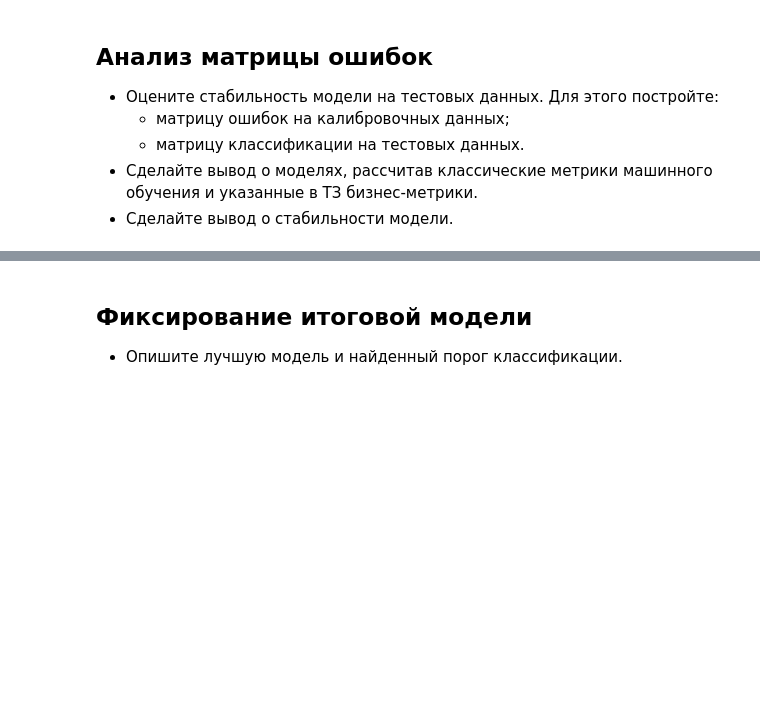
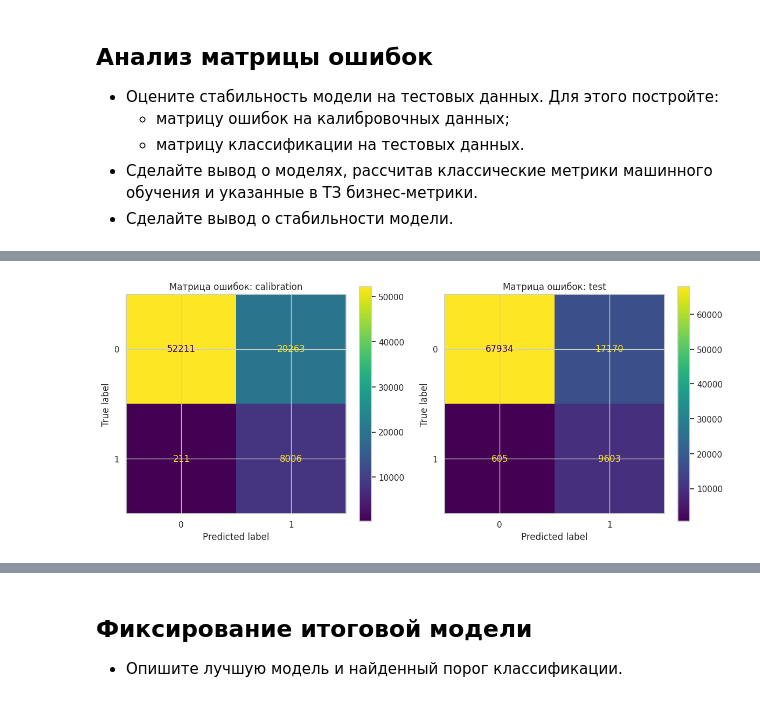
Before and after one commit to 2Myaka2/DataScience_projects, a Jupyter notebook: pr3_RF.ipynb, the cells around one changed output, grey strips where cells are left out. Cells and saved outputs as stored; diff of their text form; code cells hidden in the pictures; blank space fills up the shorter version.

```diff
--- a/pr3_RF.ipynb
+++ b/pr3_RF.ipynb
@@ -1077,0 +2832,2 @@ plt.show()
+# %%
+best_calibrated_model = calibrated_rf
@@ -1086,0 +2936,15 @@ plt.show()
+# %%
+best_threshold = 0.116883
+
+calibration_threshold_metrics = pd.DataFrame([
+    {
+        "threshold": best_threshold,
+        **calculate_metrics(
+            y_true=y_calib,
+            y_proba=y_calibration_proba_after,
+            threshold=best_threshold
+        )
+    }
+])
+
+display(calibration_threshold_metrics)
@@ -1092,3 +2967,9 @@ plt.show()
     * матрицу классификации на тестовых данных.
 * Сделайте вывод о моделях, рассчитав классические метрики машинного обучения и указанные в ТЗ бизнес-метрики.
 * Сделайте вывод о стабильности модели.
+# %%
+# y_calibration_proba_after
+y_test_proba = best_calibrated_model.predict_proba(X_test)[:, 1]
+
+y_calibration_pred = (y_calibration_proba_after >= best_threshold).astype(int)
+y_test_pred = (y_test_proba >= best_threshold).astype(int)
@@ -1094,0 +3023,23 @@ plt.show()
+# %%
+fig, axes = plt.subplots(1, 2, figsize=(12, 5))
+
+ConfusionMatrixDisplay.from_predictions(
+    y_calib,
+    y_calibration_pred,
+    ax=axes[0],
+    values_format="d"
+)
+axes[0].set_title("Матрица ошибок: calibration")
+
+ConfusionMatrixDisplay.from_predictions(
+    y_test,
+    y_test_pred,
+    ax=axes[1],
+    values_format="d"
+)
+axes[1].set_title("Матрица ошибок: test")
+
+plt.tight_layout()
+plt.show()
+# %% [output]
+[figure, added]
```
Also changed, not shown: parts of 107 cells of this notebook, 1 other file.
